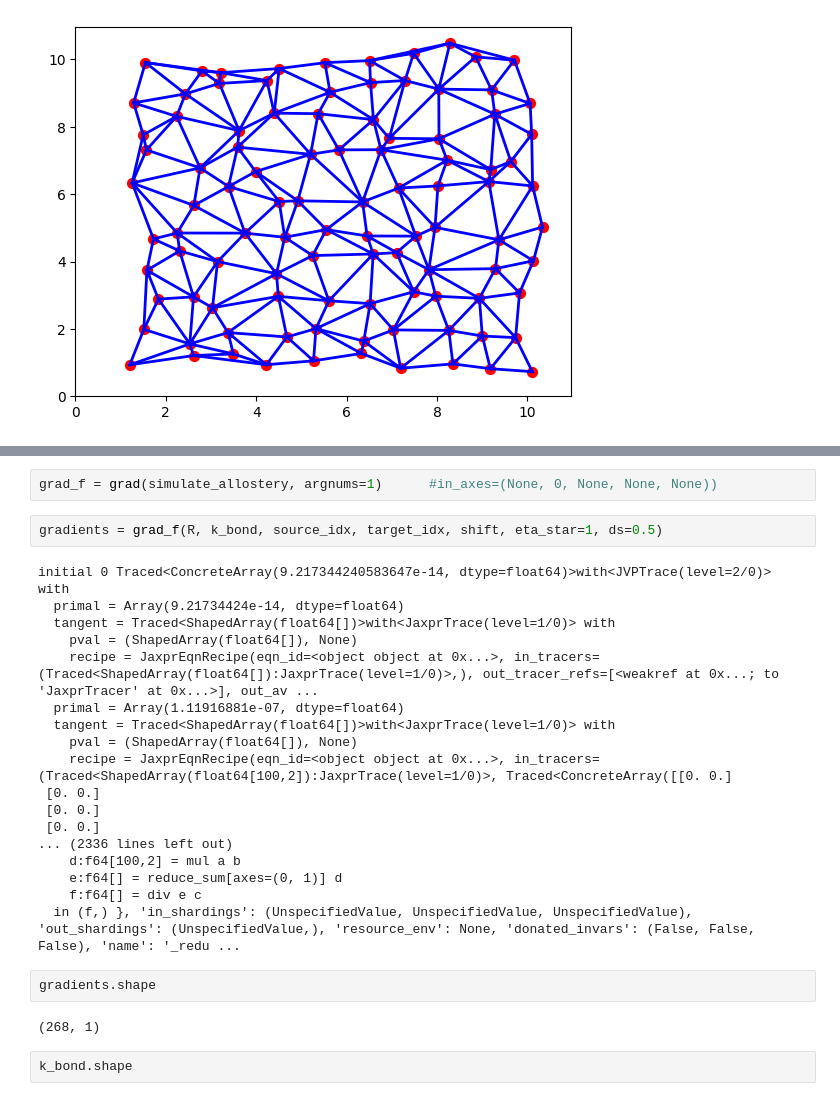
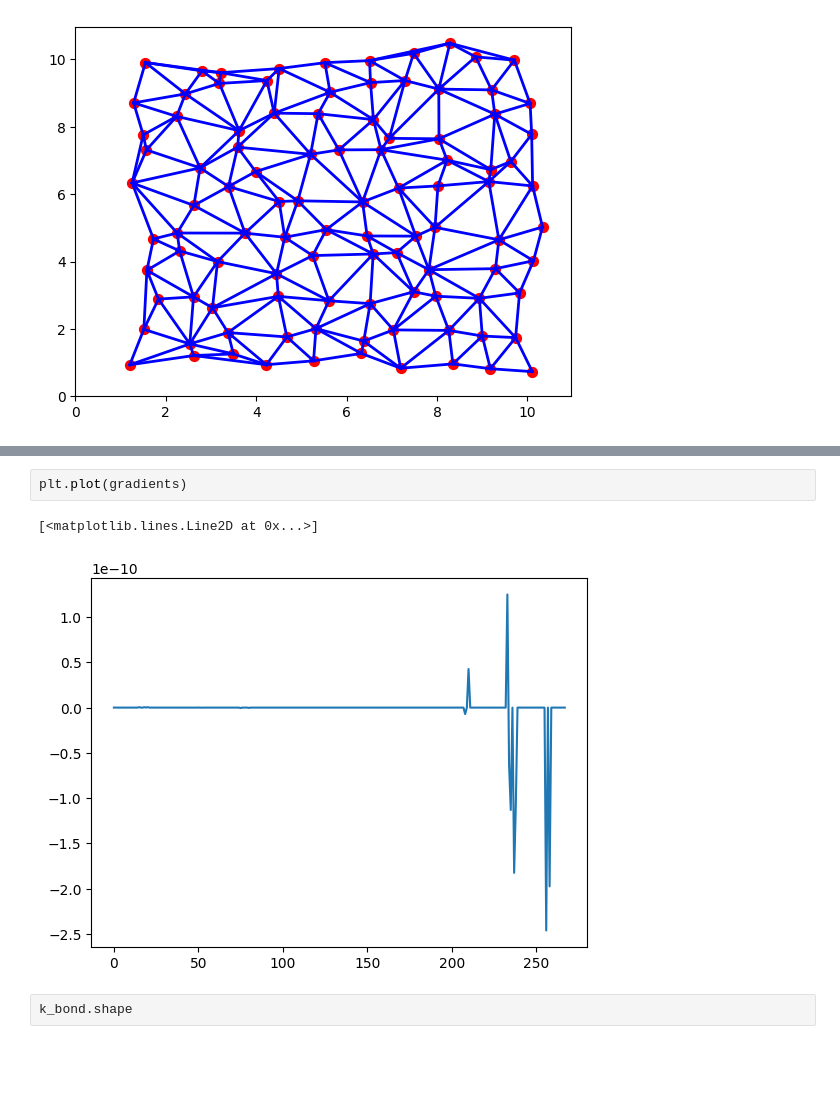
Before and after one commit to bylehn/saxophone, a Jupyter notebook: allostery.ipynb, the cells around one changed output, grey strips where cells are left out. Saved outputs shown, nothing was run; the diff lists cells and outputs as text; blank space fills up the shorter version.

```diff
--- a/allostery.ipynb
+++ b/allostery.ipynb
@@ -364,29 +351,8 @@ Gradients: [2. 4. 6.]
-# %%
-grad_f = grad(simulate_allostery, argnums=1)      #in_axes=(None, 0, None, None, None))
-# %%
-gradients = grad_f(R, k_bond, source_idx, target_idx, shift, eta_star=1, ds=0.5)
-# %% [output]
-initial 0 Traced<ConcreteArray(9.217344240583647e-14, dtype=float64)>with<JVPTrace(level=2/0)> with
-  primal = Array(9.21734424e-14, dtype=float64)
-  tangent = Traced<ShapedArray(float64[])>with<JaxprTrace(level=1/0)> with
-    pval = (ShapedArray(float64[]), None)
-    recipe = JaxprEqnRecipe(eqn_id=<object object at 0x...>, in_tracers=(Traced<ShapedArray(float64[]):JaxprTrace(level=1/0)>,), out_tracer_refs=[<weakref at 0x...; to 'JaxprTracer' at 0x...>], out_av ...
-  primal = Array(1.11916881e-07, dtype=float64)
-  tangent = Traced<ShapedArray(float64[])>with<JaxprTrace(level=1/0)> with
-    pval = (ShapedArray(float64[]), None)
-    recipe = JaxprEqnRecipe(eqn_id=<object object at 0x...>, in_tracers=(Traced<ShapedArray(float64[100,2]):JaxprTrace(level=1/0)>, Traced<ConcreteArray([[0. 0.]
- [0. 0.]
- [0. 0.]
- [0. 0.]
-... (2336 lines left out)
-    d:f64[100,2] = mul a b
-    e:f64[] = reduce_sum[axes=(0, 1)] d
-    f:f64[] = div e c
-  in (f,) }, 'in_shardings': (UnspecifiedValue, UnspecifiedValue, UnspecifiedValue), 'out_shardings': (UnspecifiedValue,), 'resource_env': None, 'donated_invars': (False, False, False), 'name': '_redu ...
-# %%
-gradients.shape
-# %% [output]
-(268, 1)
+# %%
+plt.plot(gradients)
+# %% [output]
+[<matplotlib.lines.Line2D at 0x...>]
+[figure, added]
 # %%
 k_bond.shape
 # %% [output]
```
Also changed, not shown: parts of 6 cells of this notebook.
